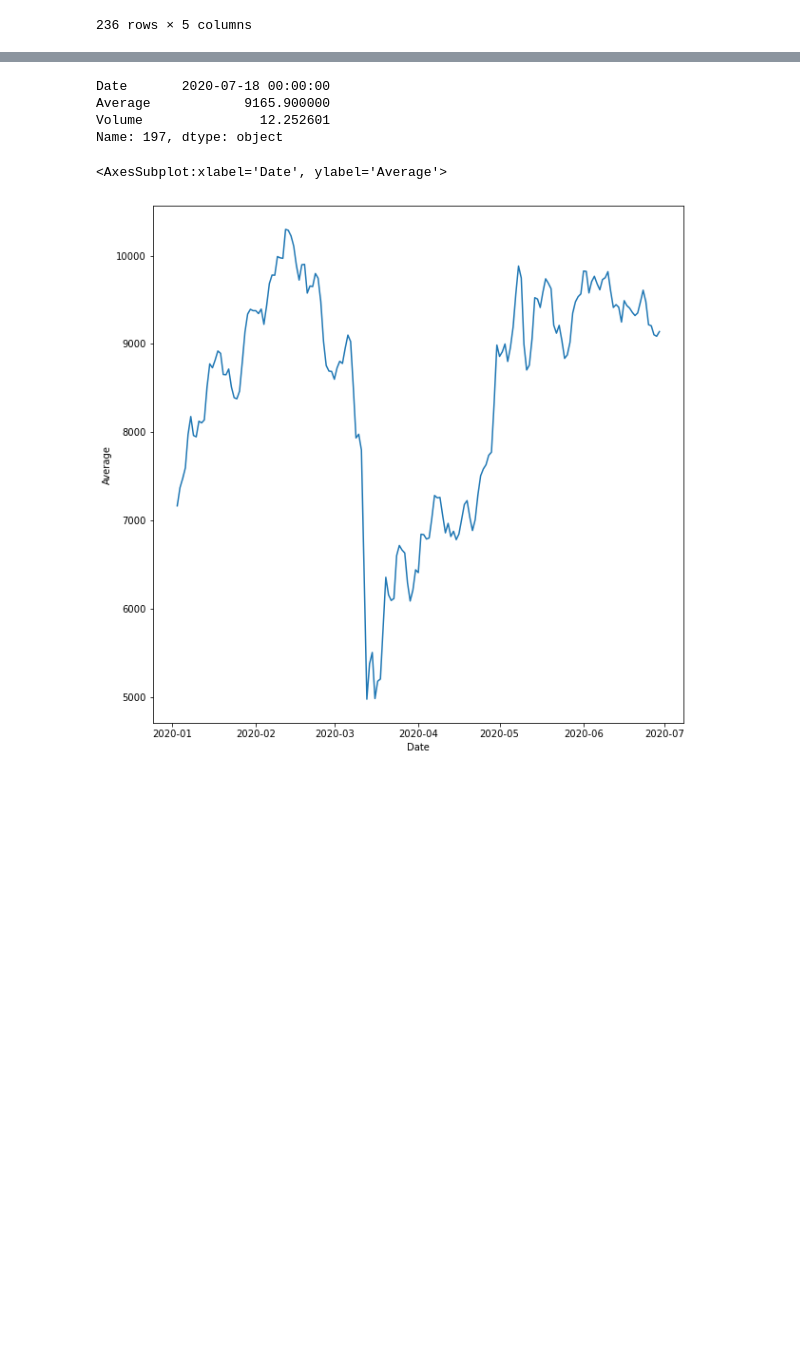
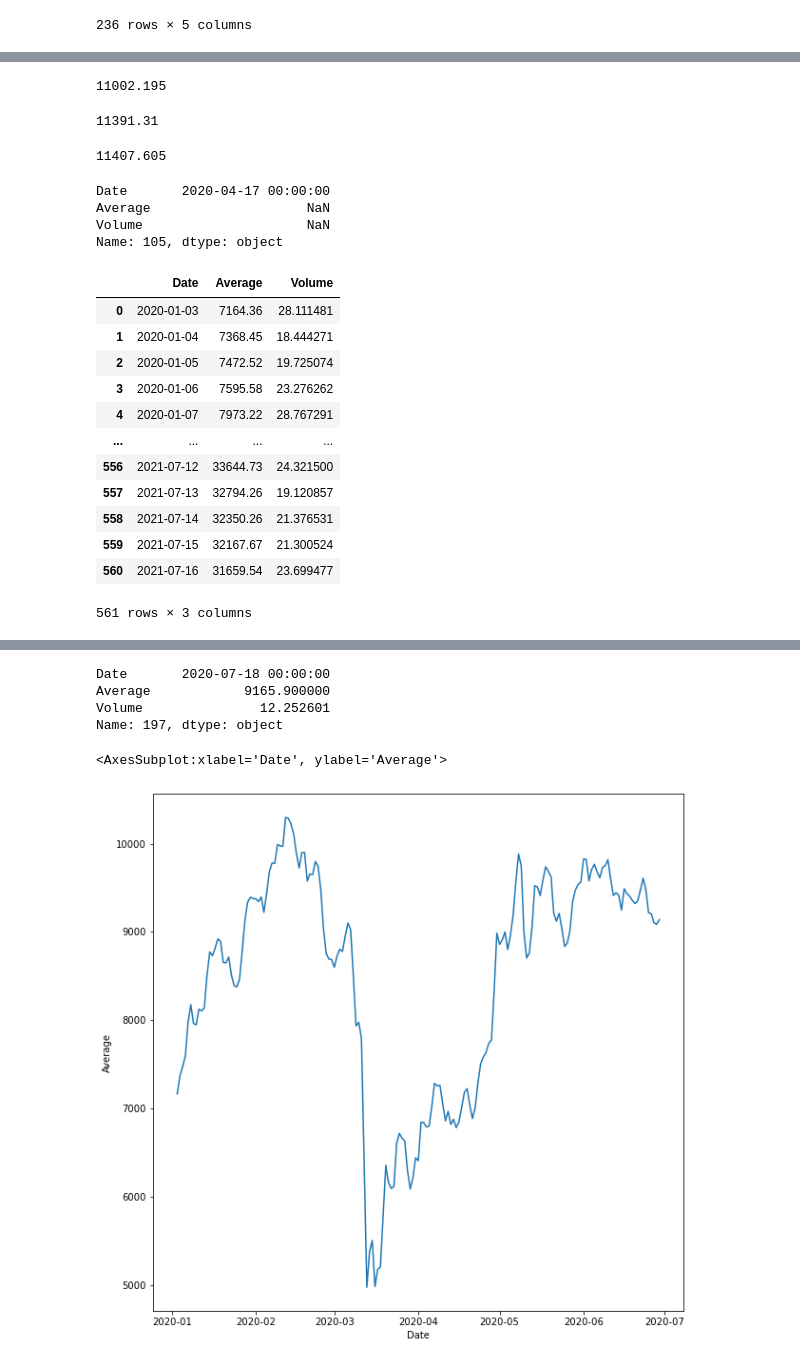
Before and after one commit to DavidLeonChang/CovidScience, a Jupyter notebook: proyecto-covid.ipynb, the cells around one changed output, grey strips where cells are left out. Saved outputs shown, nothing was run; the diff lists cells and outputs as text; code cells hidden in the pictures; blank space fills up the shorter version.

```diff
--- a/proyecto-covid.ipynb
+++ b/proyecto-covid.ipynb
@@ -101,0 +182,3 @@ bit = Bitcoin[["Date","Average","Volume"]]
+# %%
+bit.loc[105,"Average"] = bit.loc[104,"Average"]*0.5 + bit.loc[106,"Average"]*0.5
+bit.loc[105,"Volume"] = bit.loc[104,"Volume"]*0.5 + bit.loc[106,"Volume"]*0.5
@@ -102,3 +189,47 @@ bit = Bitcoin[["Date","Average","Volume"]]
+# %%
+bit.loc[280,"Average"] = bit.loc[279,"Average"]*0.5 + bit.loc[281,"Average"]*0.5
+bit.loc[280,"Volume"] = bit.loc[279,"Volume"]*0.5 + bit.loc[281,"Volume"]*0.5
+# %%
+bit.loc[283,"Average"] = bit.loc[282,"Average"]*0.5 + bit.loc[285,"Average"]*0.5
+bit.loc[283,"Volume"] = bit.loc[282,"Volume"]*0.5 + bit.loc[285,"Volume"]*0.5
+# %%
+bit.loc[284,"Average"] = bit.loc[283,"Average"]*0.5 + bit.loc[285,"Average"]*0.5
+bit.loc[284,"Volume"] = bit.loc[283,"Volume"]*0.5 + bit.loc[285,"Volume"]*0.5
+# %%
+bit.loc[280,"Average"]
+# %% [output]
+11002.195
+# %%
+bit.loc[283,"Average"]
+# %% [output]
+11391.31
+# %%
+bit.loc[284,"Average"]
+# %% [output]
+11407.605
+# %%
+bit.loc[105]
+# %% [output]
+Date       2020-04-17 00:00:00
+Average                    NaN
+Volume                     NaN
+Name: 105, dtype: object
+# %%
+bit
+# %% [output]
+|  | Date | Average | Volume |
+| 0 | 2020-01-03 | 7164.36 | 28.111481 |
+| 1 | 2020-01-04 | 7368.45 | 18.444271 |
+| 2 | 2020-01-05 | 7472.52 | 19.725074 |
+| 3 | 2020-01-06 | 7595.58 | 23.276262 |
+| 4 | 2020-01-07 | 7973.22 | 28.767291 |
+| ... | ... | ... | ... |
+| 556 | 2021-07-12 | 33644.73 | 24.321500 |
+| 557 | 2021-07-13 | 32794.26 | 19.120857 |
+| 558 | 2021-07-14 | 32350.26 | 21.376531 |
+| 559 | 2021-07-15 | 32167.67 | 21.300524 |
+| 560 | 2021-07-16 | 31659.54 | 23.699477 |
+561 rows × 3 columns
 # %%
 max = bit["Volume"].idxmax()
 bit.loc[max]
```
Also changed, not shown: parts of 14 cells of this notebook.
